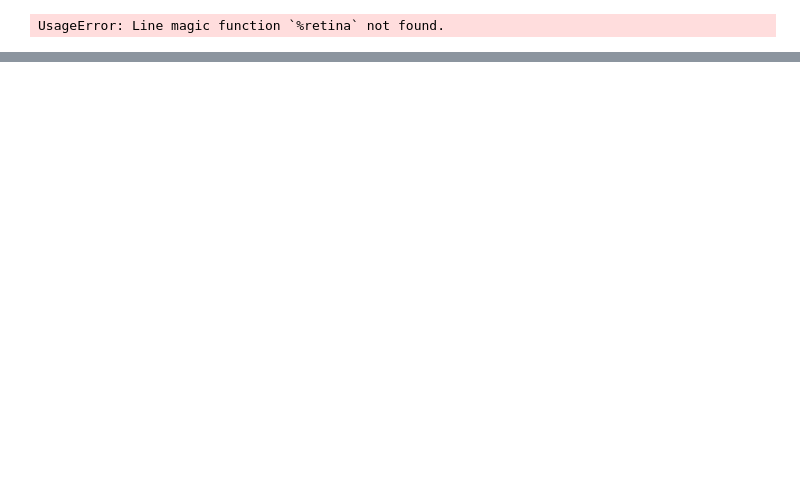
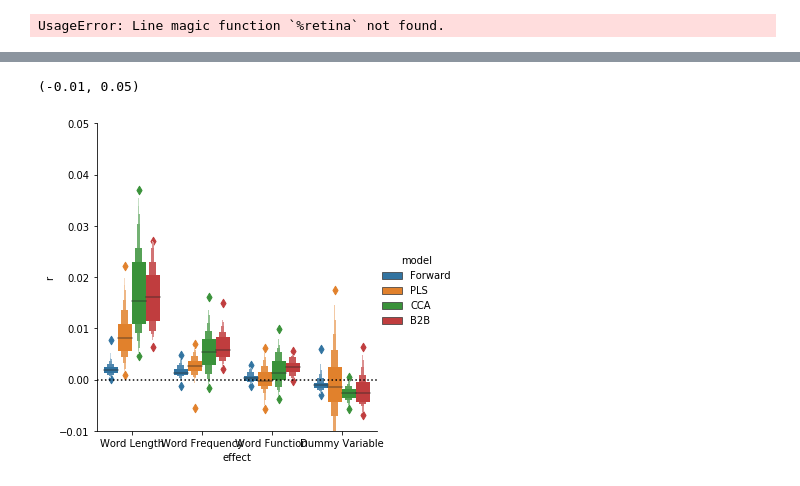
Before and after one commit to kingjr/b2b, a Jupyter notebook: code/meg_experiment/main.ipynb, the cells around one changed output, grey strips where cells are left out. Cells and saved outputs as stored; diff of their text form; code cells hidden in the pictures; blank space fills up the shorter version.

```diff
--- a/code/meg_experiment/main.ipynb
+++ b/code/meg_experiment/main.ipynb
@@ -85,6 +0,0 @@ def run(subject, model_name, overwrite=False):
-# %%
-preproc_path = op.join(data_path, '..', 'jrr',
-                       '%s-preproc.pkl' % log_files.iloc[0].subject)
-
-with open(preproc_path, 'rb') as f:
-    _, times, features, names = pickle.load(f)
@@ -339,0 +270,47 @@ ax_right.plot(times, np.max(H_r, 1), color='k')
+# %%
+models = [
+          #'Backward',
+          'Forward',
+          'PLS',
+          'CCA',
+          'B2B',
+]
+
+features = ('Word Length', 'Word Frequency', 'Word Function', 'Dummy Variable')
+
+data = list()
+for subject in range(len(log_files)):
+
+    subject = log_files.loc[subject, 'subject']
+    for model in models:
+        save_path = op.join(data_path, '..', 'jrr',
+                            '%s-%s.pkl' % (subject, model))
+        if op.isfile(save_path):
+            with open(save_path, 'rb') as f:
+                H_r, K_r = pickle.load(f)
+                if H_r.shape[1] != 4:
+                    continue
+                H_r = H_r
+                K_r = K_r
+
+            for effect_idx, effect in enumerate(features):
+
+                t = .150 if effect == 'word length' else .400
+                t = np.where(times>=t)[0][0]
+                t = np.where((times>=0.) * (times<=1.))[0]
+
+                score = np.mean(H_r[t, effect_idx] - K_r[t, effect_idx], 0)
+
+                if model in ('B2B', 'B2B_ensemble', 'Backward'):
+                    score = score[[effect_idx,]]
+
+                data.append(dict(subject=subject, effect=effect, model=model, r=np.nanmean(score)))
+data = pd.DataFrame(data)
+
+sns.catplot(x='effect', y='r', hue='model', kind='boxen',
+            data=data)
+plt.axhline(0,color='k', ls=':')
+plt.ylim(-.01, 0.05)
+# %% [output]
+(-0.01, 0.05)
+[figure, added]
```
Also changed, not shown: parts of 22 cells of this notebook, 2 other files.
